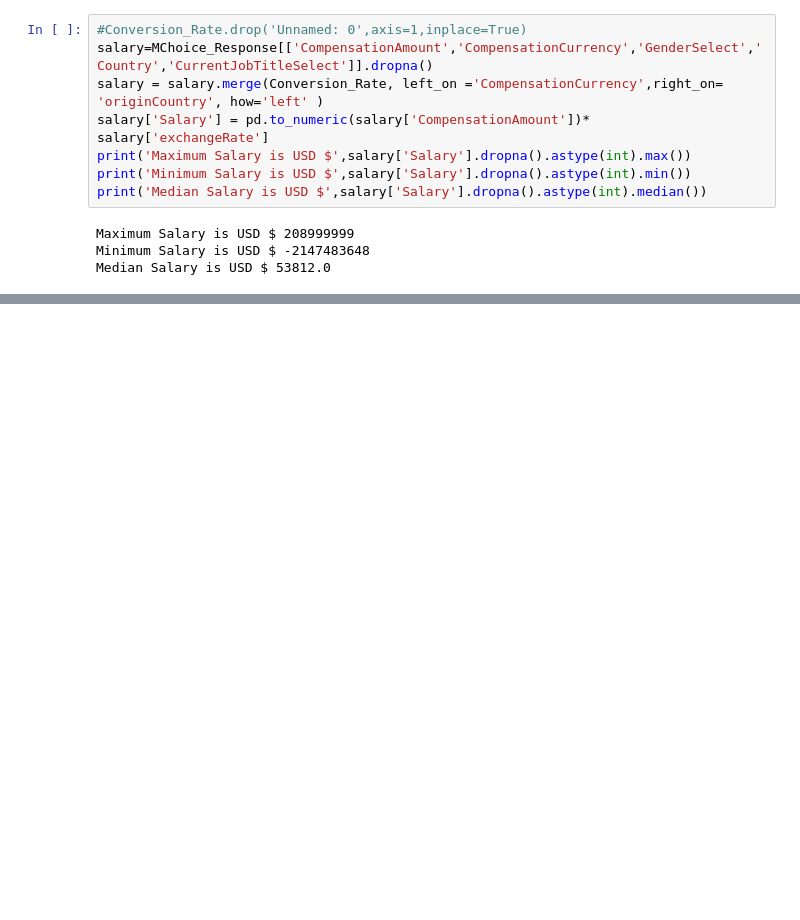
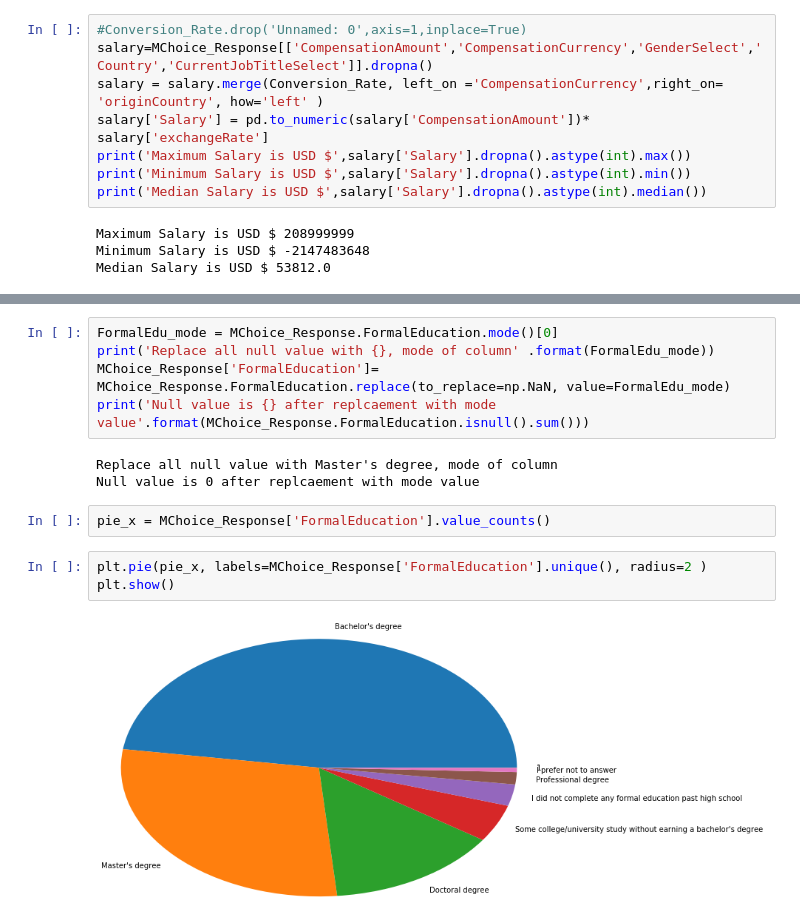
Before and after one commit to ArshadKhurshid/DataScience-Survey, a Jupyter notebook: ML_Kaggle_DS_Survey.ipynb, the cells around one changed output, grey strips where cells are left out. Drawn from its saved outputs; the diff is of its cells as text; blank space fills up the shorter version.

Commit message:
chore: Add Education pie chart

```diff
--- a/ML_Kaggle_DS_Survey.ipynb
+++ b/ML_Kaggle_DS_Survey.ipynb
@@ -182,0 +196,15 @@ plt.show()
+# %%
+FormalEdu_mode = MChoice_Response.FormalEducation.mode()[0]
+print('Replace all null value with {}, mode of column' .format(FormalEdu_mode))
+MChoice_Response['FormalEducation']= MChoice_Response.FormalEducation.replace(to_replace=np.NaN, value=FormalEdu_mode)
+print('Null value is {} after replcaement with mode value'.format(MChoice_Response.FormalEducation.isnull().sum()))
+# %% [output]
+Replace all null value with Master's degree, mode of column
+Null value is 0 after replcaement with mode value
+# %%
+pie_x = MChoice_Response['FormalEducation'].value_counts()
+# %%
+plt.pie(pie_x, labels=MChoice_Response['FormalEducation'].unique(), radius=2 )
+plt.show()
+# %% [output]
+[figure, added]
```
Also changed, not shown: parts of 3 cells of this notebook.
